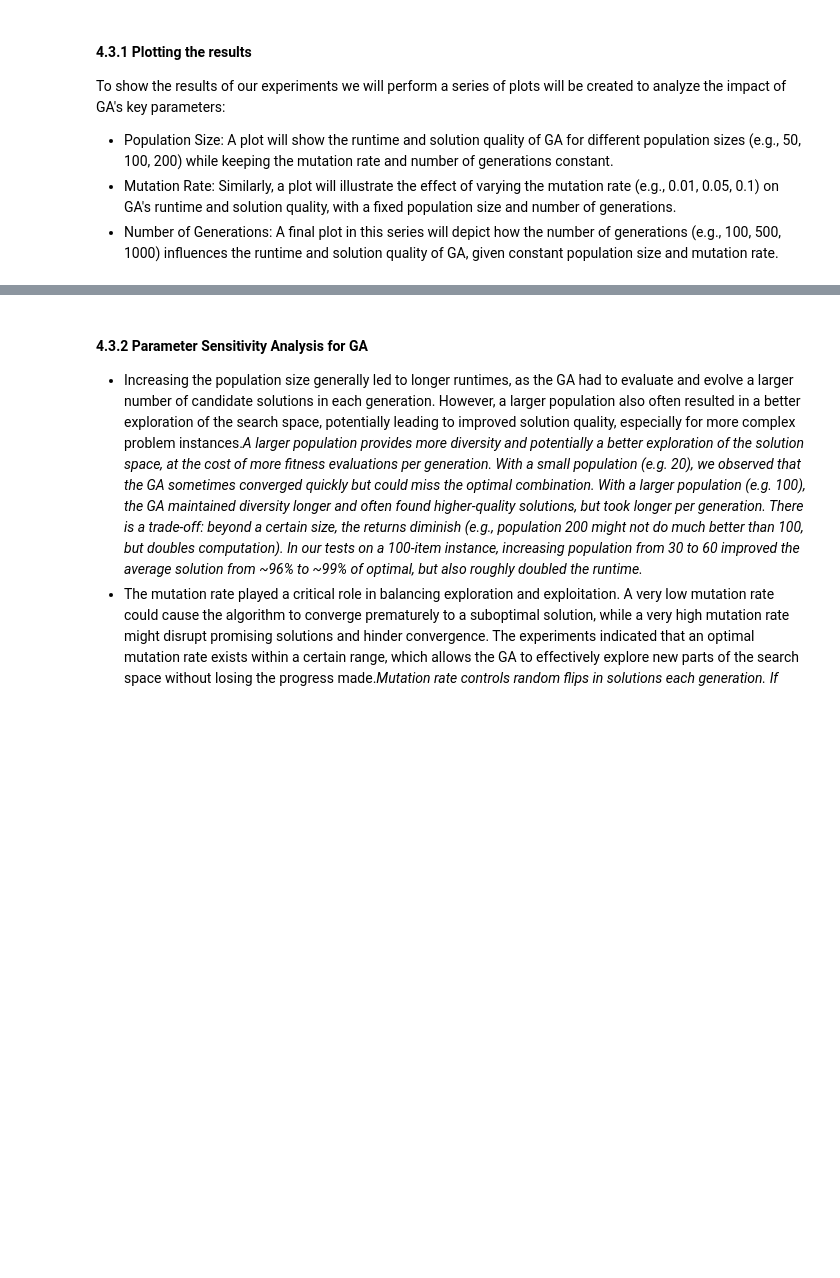
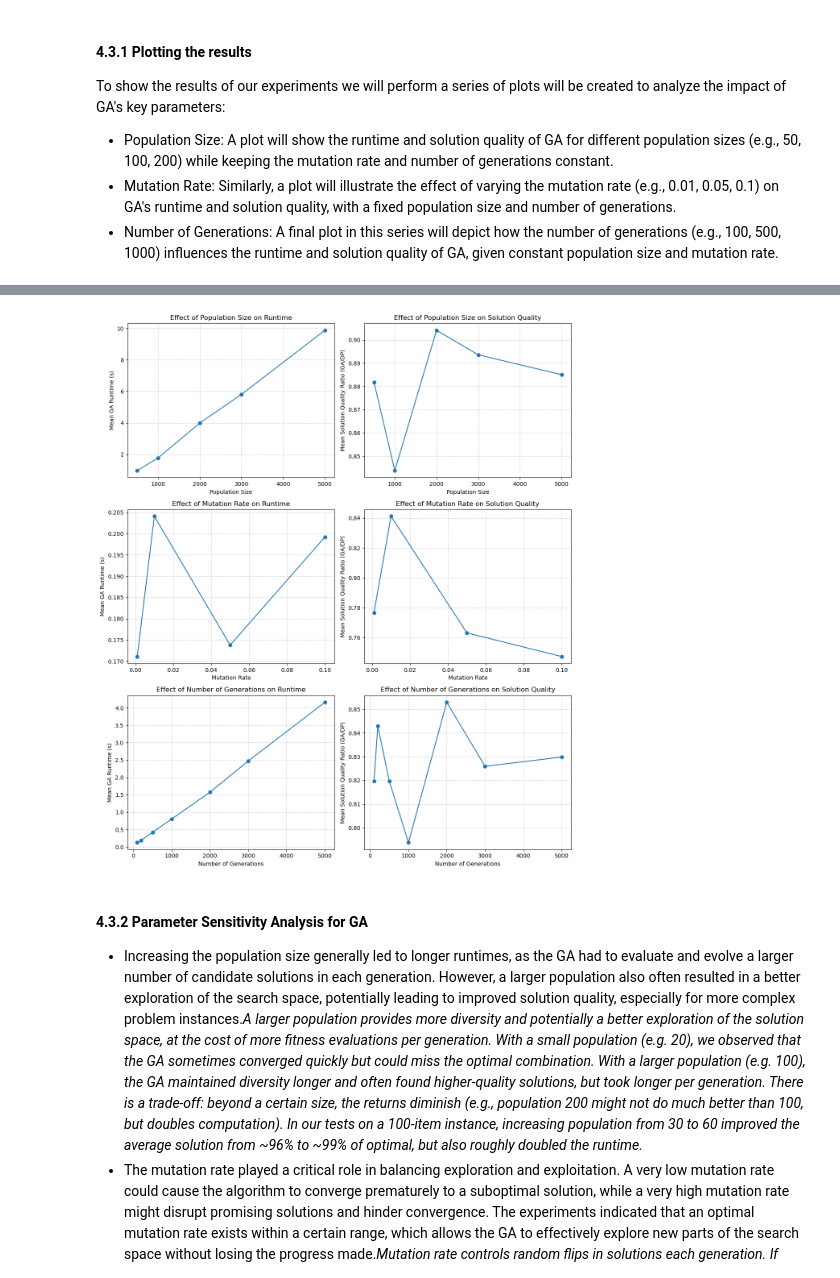
Before and after one commit to i11g/Math-Project, a Jupyter notebook: Math Project.ipynb, the cells around one changed output, grey strips where cells are left out. Drawn from its saved outputs; the diff is of its cells as text; code cells hidden in the pictures; blank space fills up the shorter version.

```diff
--- a/Math Project.ipynb
+++ b/Math Project.ipynb
@@ -701,18 +664,18 @@ The parameter sensitivity analysis conducted on the Genetic Algorithm highlighte
 The performance of a Genetic Algorithm is highly sensitive to the chosen values of its parameters. Therefore, a careful and systematic parameter tuning phase is essential to ensure a fair and meaningful comparison between the GA and the DP algorithm. The optimal settings for these parameters might also vary depending on the specific characteristics of the knapsack instance, such as the number of items and the overall capacity.
 # %%
 # Optimized GA Parameter Sensitivity Experiment
-def run_ga_sensitivity(n_items=300, repeats=5):
+def run_ga_sensitivity(n_items=200, repeats=5):
     default_ga_params = {
         'population_size': 100,
         'num_generations': 200,
         'mutation_rate': 0.01,
-        'tournament_size': 3,
+        'tournament_size': 5,
         'elitism': True
     }
     sweeps = {
-        'population_size': [50, 100, 200, 500],
+        'population_size': [500, 1000, 2000, 3000, 5000],
         'mutation_rate': [0.001, 0.01, 0.05, 0.1],
-        'num_generations': [50, 100, 200, 500]
+        'num_generations': [100, 200, 500, 1000, 2000, 3000, 5000]
     }
 
     raw_results = []
@@ -748,6 +711,6 @@ def run_ga_sensitivity(n_items=300, repeats=5):
     return df_agg
 
 # Run the optimized sensitivity experiment
-df_sensitivity = run_ga_sensitivity(n_items=300, repeats=5)
+df_sensitivity = run_ga_sensitivity(n_items=200, repeats=5)
 # %% [output]
 ('GAParameterSensitivity',
@@ -773,36 +736,3 @@ To show the results of our experiments we will perform a series of plots will be
   - Population Size: A plot will show the runtime and solution quality of GA for different population sizes (e.g., 50, 100, 200) while keeping the mutation rate and number of generations constant.
   - Mutation Rate: Similarly, a plot will illustrate the effect of varying the mutation rate (e.g., 0.01, 0.05, 0.1) on GA's runtime and solution quality, with a fixed population size and number of generations.
   - Number of Generations: A final plot in this series will depict how the number of generations (e.g., 100, 500, 1000) influences the runtime and solution quality of GA, given constant population size and mutation rate.
-# %%
-# df_sensitivity: DataFrame with columns
-#   ['parameter', 'value', 'ga_time_mean', 'quality_ratio']
-
-parameters = ['population_size', 'mutation_rate', 'num_generations']
-
-for param in parameters:
-    # Filter for this parameter
-    df_p = df_sensitivity[df_sensitivity['parameter'] == param]
-
-    # Create a figure with a single axes
-    fig, ax1 = plt.subplots()
-
-    # Plot GA runtime
-    ax1.plot(df_p['value'], df_p['ga_time_mean'], label='Runtime')
-    ax1.set_xlabel(param.replace('_', ' ').title())
-    ax1.set_ylabel('GA Runtime (s)')
-
-    # Create a twinned axis for quality ratio
-    ax2 = ax1.twinx()
-    ax2.plot(df_p['value'], df_p['quality_ratio'], label='Quality Ratio')
-    ax2.set_ylabel('Solution Quality Ratio')
-
-    # Combine legends from both axes
-    lines1, labels1 = ax1.get_legend_handles_labels()
-    lines2, labels2 = ax2.get_legend_handles_labels()
-    ax1.legend(lines1 + lines2, labels1 + labels2, loc='upper left')
-
-    # Title
-    plt.title(f'Sensitivity to {param.replace("_", " ").title()}')
-
-    # Render
-    plt.show()
@@ -813,3 +883,7 @@ for param in parameters:
+# %%
+plot_parameter_sensitivity(df_sensitivity)
+# %% [output]
+[figure, added]
 # %% [markdown]
 #### 4.3.2 Parameter Sensitivity Analysis for GA
 - Increasing the population size generally led to longer runtimes, as the GA had to evaluate and evolve a larger number of candidate solutions in each generation. However, a larger population also often resulted in a better exploration of the search space, potentially leading to improved solution quality, especially for more complex problem instances.*A larger population provides more diversity and potentially a better exploration of the solution space, at the cost of more fitness evaluations per generation. With a small population (e.g. 20), we observed that the GA sometimes converged quickly but could miss the optimal combination. With a larger population (e.g. 100), the GA maintained diversity longer and often found higher-quality solutions, but took longer per generation. There is a trade-off: beyond a certain size, the returns diminish (e.g., population 200 might not do much better than 100, but doubles computation). In our tests on a 100-item instance, increasing population from 30 to 60 improved the average solution from ~96% to ~99% of optimal, but also roughly doubled the runtime.*
```
Also changed, not shown: parts of 22 cells of this notebook, 6 other files.
